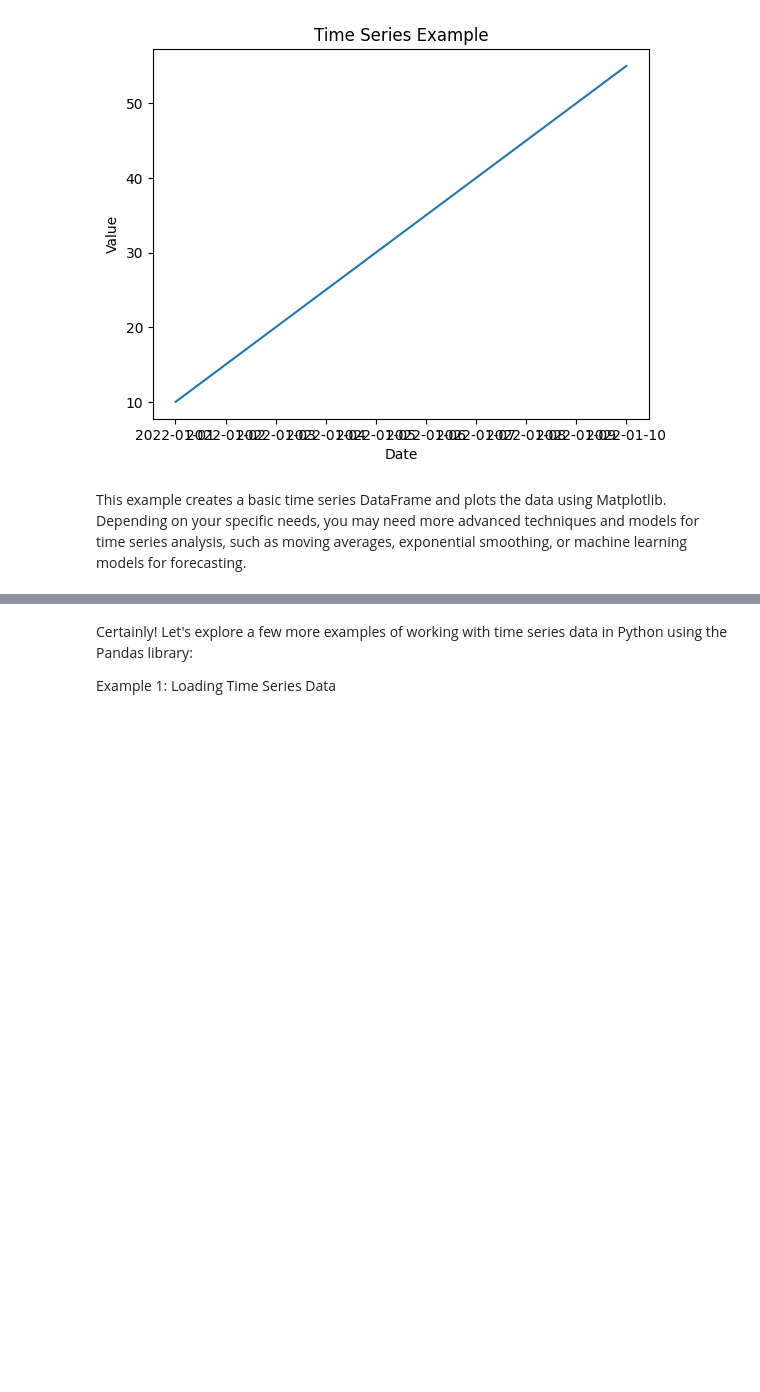
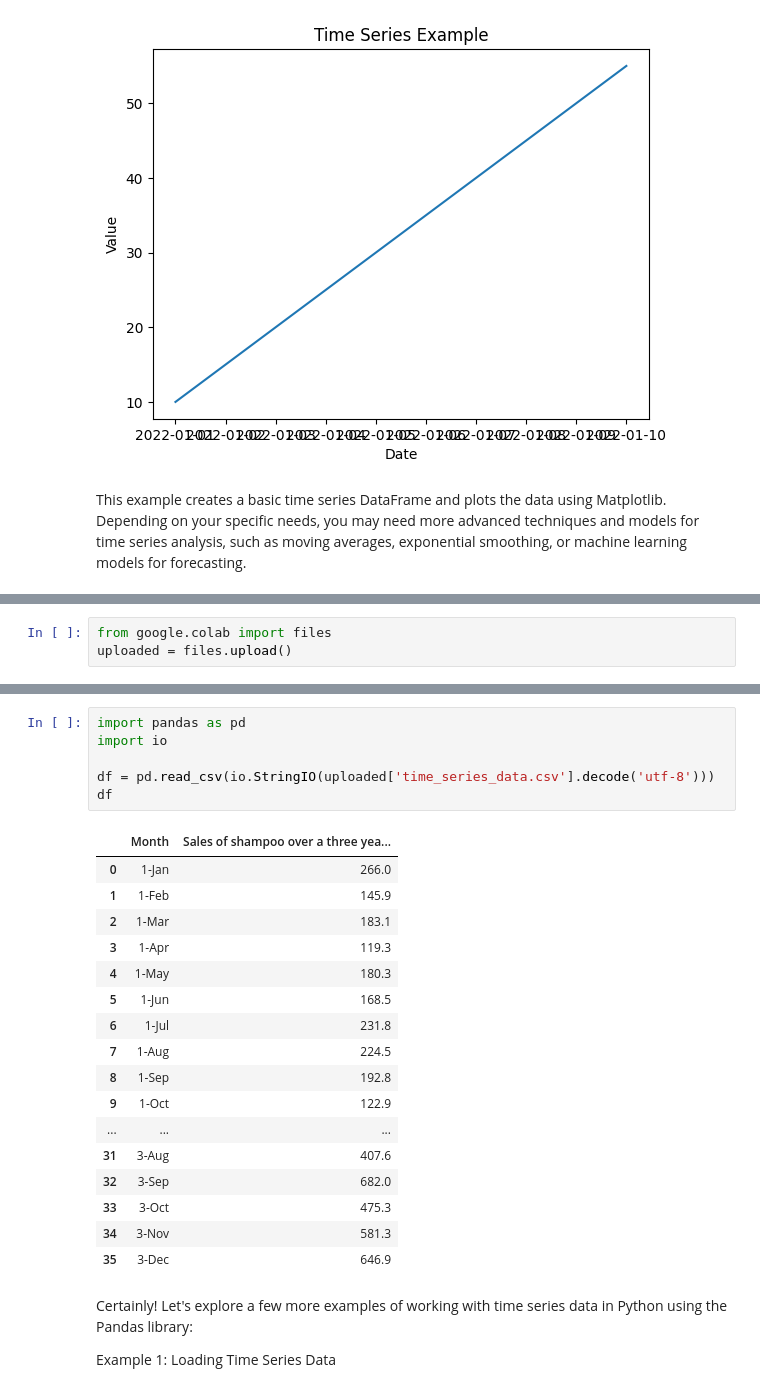
Before and after one commit to CodingCoffee-01/python_tutorial, a Jupyter notebook: time_series/Time_Series.ipynb, the cells around one changed output, grey strips where cells are left out. Drawn from its saved outputs; the diff is of its cells as text; blank space fills up the shorter version.

```diff
--- a/time_series/Time_Series.ipynb
+++ b/time_series/Time_Series.ipynb
@@ -38,0 +41,3 @@ This example creates a basic time series DataFrame and plots the data using Matp
+# %%
+from google.colab import files
+uploaded = files.upload()
@@ -39,3 +63,27 @@ This example creates a basic time series DataFrame and plots the data using Matp
+# %%
+import pandas as pd
+import io
+
+df = pd.read_csv(io.StringIO(uploaded['time_series_data.csv'].decode('utf-8')))
+df
+# %% [output]
+|  | Month | Sales of shampoo over a three yea... |
+| 0 | 1-Jan | 266.0 |
+| 1 | 1-Feb | 145.9 |
+| 2 | 1-Mar | 183.1 |
+| 3 | 1-Apr | 119.3 |
+| 4 | 1-May | 180.3 |
+| 5 | 1-Jun | 168.5 |
+| 6 | 1-Jul | 231.8 |
+| 7 | 1-Aug | 224.5 |
+| 8 | 1-Sep | 192.8 |
+| 9 | 1-Oct | 122.9 |
+| ... | ... | ... |
+| 31 | 3-Aug | 407.6 |
+| 32 | 3-Sep | 682.0 |
+| 33 | 3-Oct | 475.3 |
+| 34 | 3-Nov | 581.3 |
+| 35 | 3-Dec | 646.9 |
 # %% [markdown]
 
 Certainly! Let's explore a few more examples of working with time series data in Python using the Pandas library:
```
Also changed, not shown: parts of 6 cells of this notebook.
